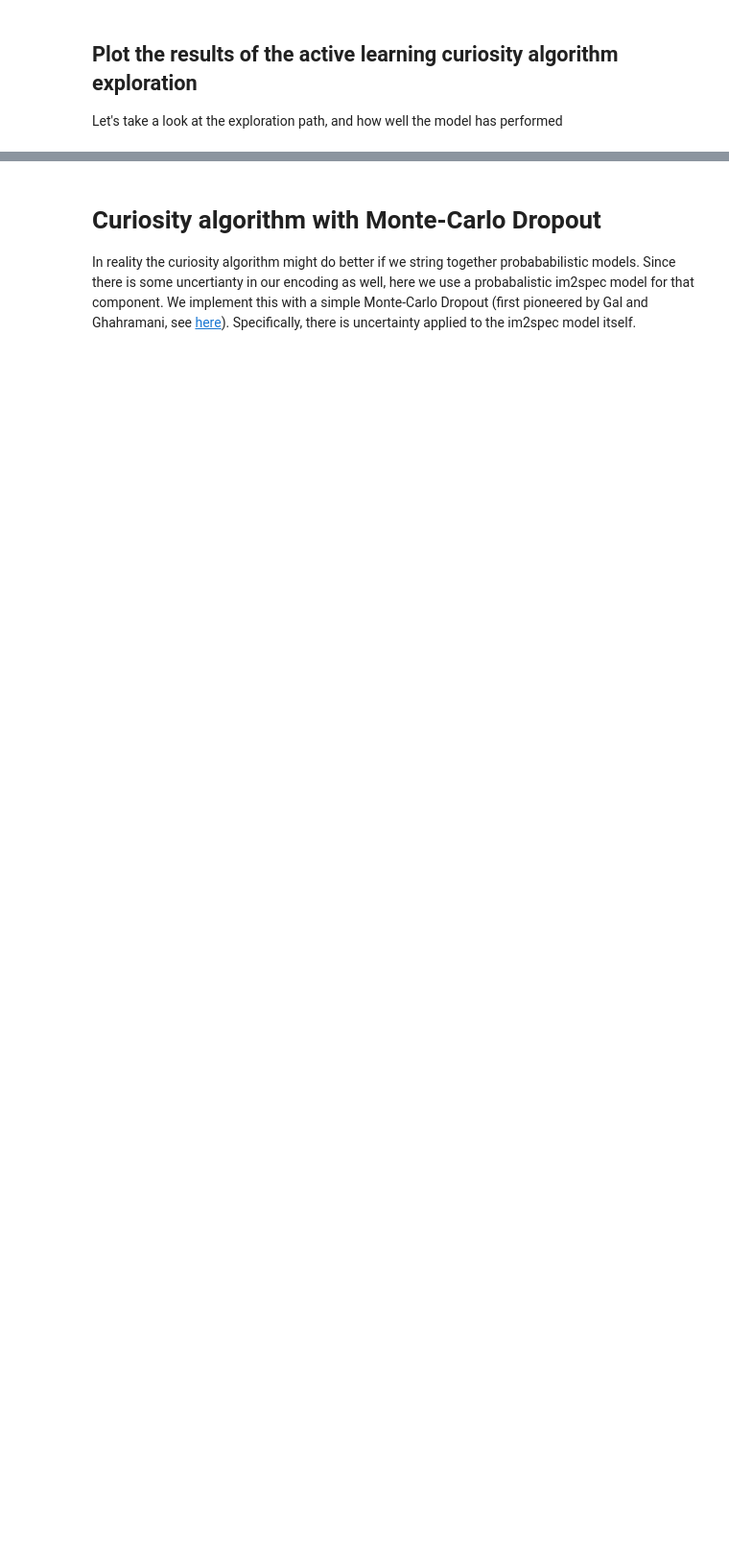
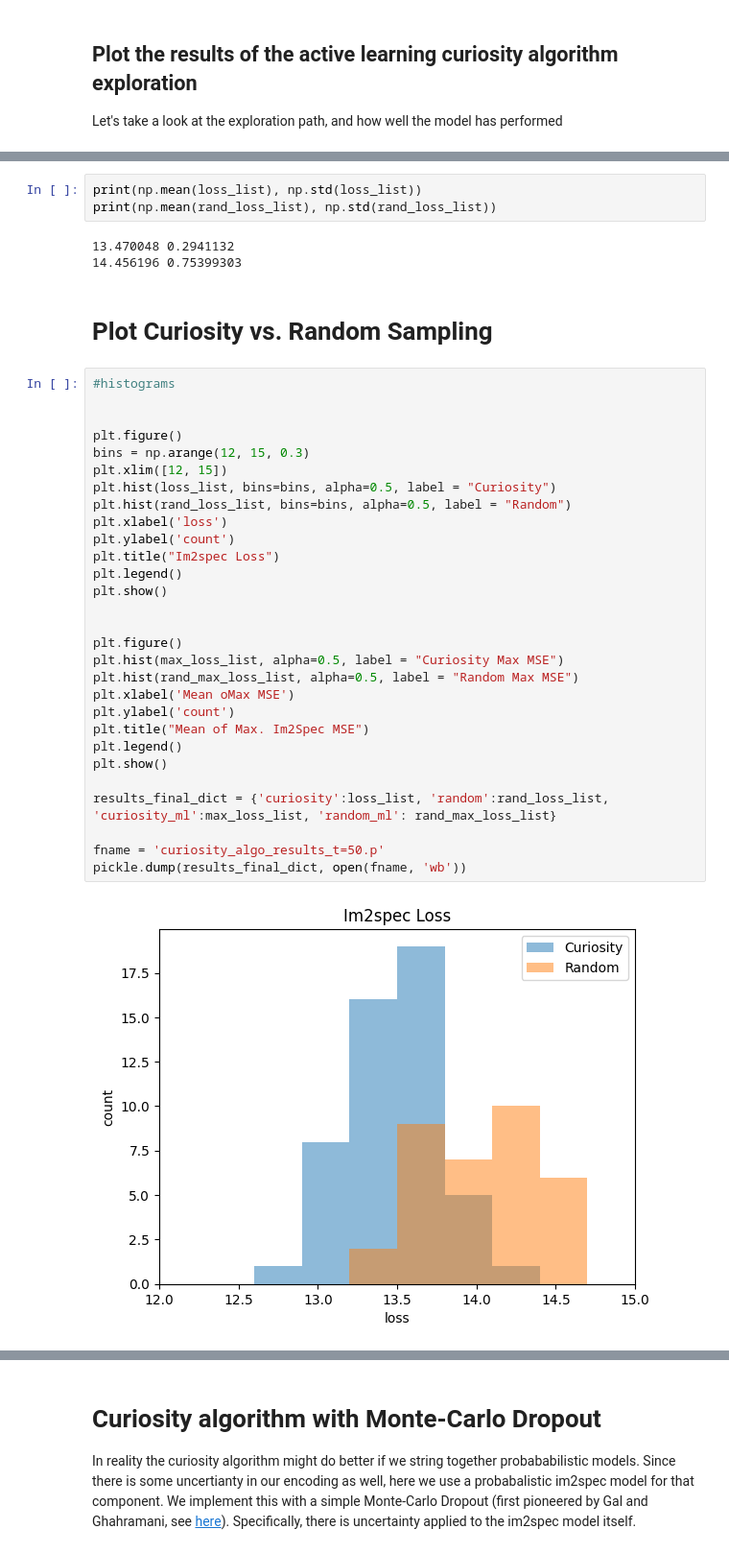
Before and after one commit to ramav87/Curiosity-Driven-RL-for-PFM, a Jupyter notebook: Notebooks/curiosity_sampling.ipynb, the cells around one changed output, grey strips where cells are left out. Shown at 96% size. Saved outputs shown, nothing was run; the diff lists cells and outputs as text; blank space fills up the shorter version.

```diff
--- a/Notebooks/curiosity_sampling.ipynb
+++ b/Notebooks/curiosity_sampling.ipynb
@@ -379,0 +533,39 @@ plt.show()
+# %%
+print(np.mean(loss_list), np.std(loss_list))
+print(np.mean(rand_loss_list), np.std(rand_loss_list))
+# %% [output]
+13.470048 0.2941132
+14.456196 0.75399303
+# %% [markdown]
+# Plot Curiosity vs. Random Sampling
+# %%
+#histograms
+
+
+plt.figure()
+bins = np.arange(12, 15, 0.3)
+plt.xlim([12, 15])
+plt.hist(loss_list, bins=bins, alpha=0.5, label = "Curiosity")
+plt.hist(rand_loss_list, bins=bins, alpha=0.5, label = "Random")
+plt.xlabel('loss')
+plt.ylabel('count')
+plt.title("Im2spec Loss")
+plt.legend()
+plt.show()
+
+
+plt.figure()
+plt.hist(max_loss_list, alpha=0.5, label = "Curiosity Max MSE")
+plt.hist(rand_max_loss_list, alpha=0.5, label = "Random Max MSE")
+plt.xlabel('Mean oMax MSE')
+plt.ylabel('count')
+plt.title("Mean of Max. Im2Spec MSE")
+plt.legend()
+plt.show()
+
+results_final_dict = {'curiosity':loss_list, 'random':rand_loss_list, 'curiosity_ml':max_loss_list, 'random_ml': rand_max_loss_list}
+
+fname = 'curiosity_algo_results_t=50.p'
+pickle.dump(results_final_dict, open(fname, 'wb'))
+# %% [output]
+[figure, added]
```
Also changed, not shown: parts of 22 cells of this notebook.
